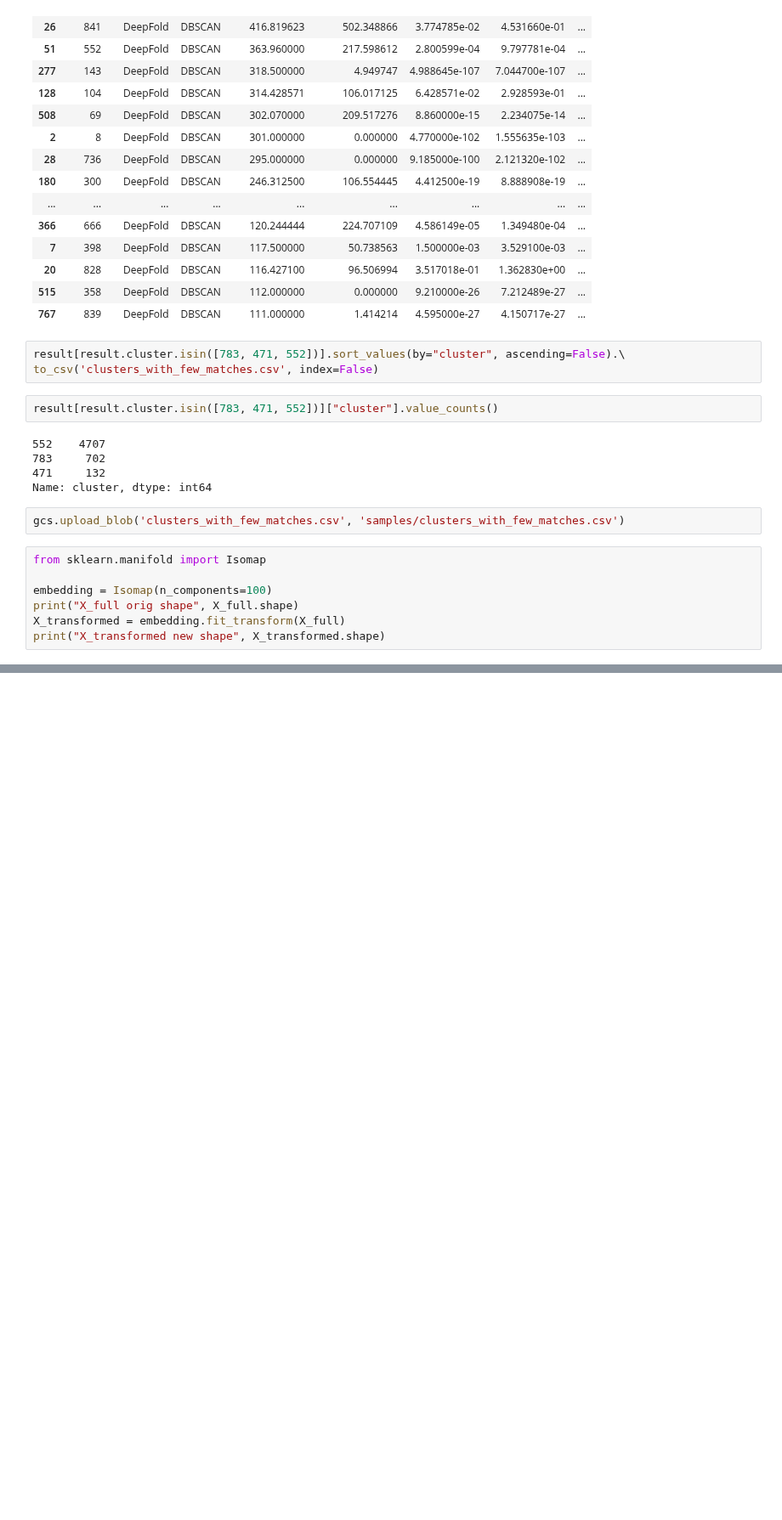
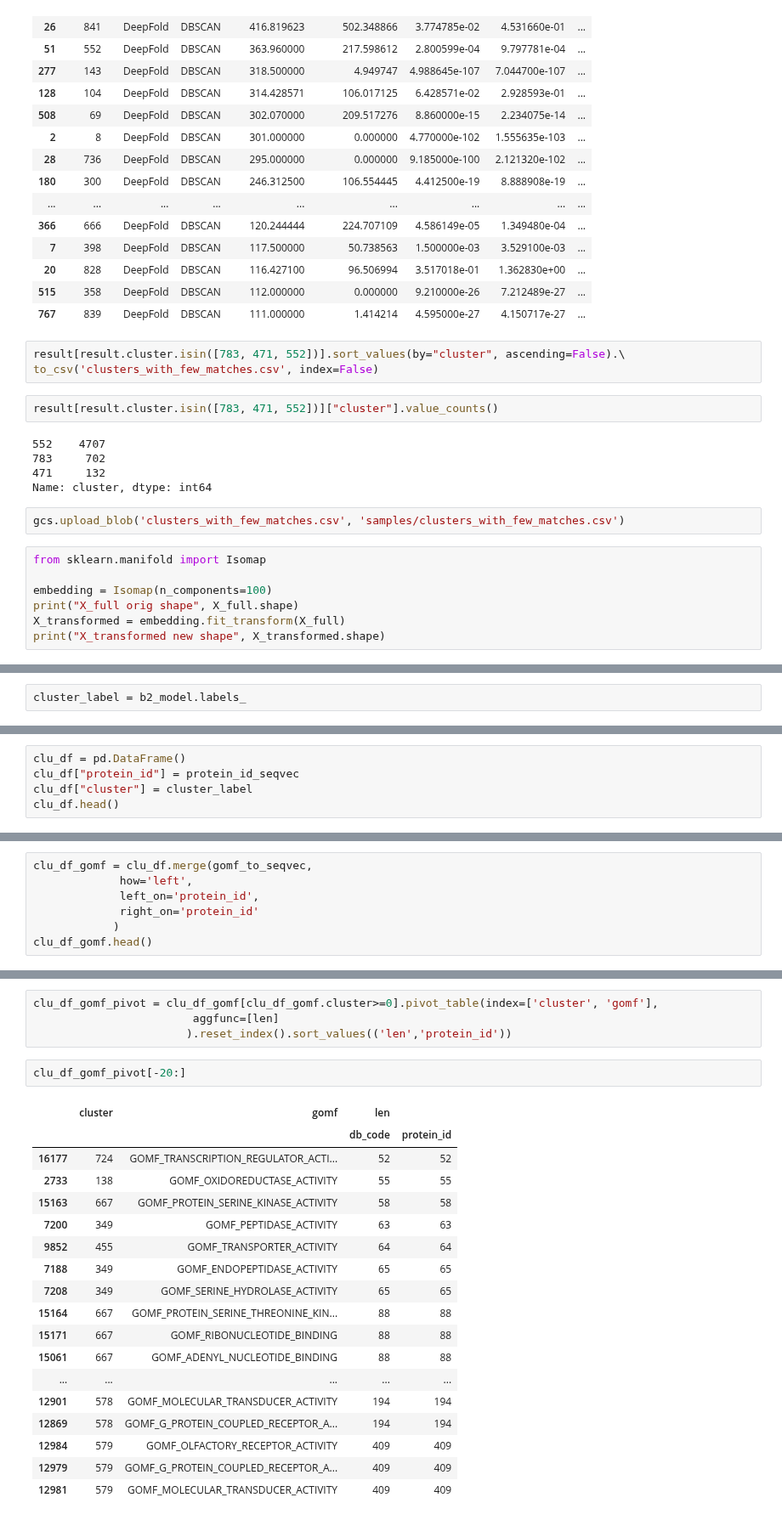
Before and after one commit to dptrsa-300/pss, a Jupyter notebook: Explore - Evaluate Cluster Outcome.ipynb, the cells around one changed output, grey strips where cells are left out. Shown at 85% size. Saved outputs shown, nothing was run; the diff lists cells and outputs as text; blank space fills up the shorter version.

```diff
--- a/Explore - Evaluate Cluster Outcome.ipynb
+++ b/Explore - Evaluate Cluster Outcome.ipynb
@@ -1558,0 +1871,2 @@ print("X_transformed new shape", X_transformed.shape)
+# %%
+cluster_label = b2_model.labels_
@@ -1558,0 +1877,5 @@ print("X_transformed new shape", X_transformed.shape)
+# %%
+clu_df = pd.DataFrame()
+clu_df["protein_id"] = protein_id_seqvec
+clu_df["cluster"] = cluster_label
+clu_df.head()
@@ -1558,0 +1889,7 @@ print("X_transformed new shape", X_transformed.shape)
+# %%
+clu_df_gomf = clu_df.merge(gomf_to_seqvec,
+             how='left',
+             left_on='protein_id',
+             right_on='protein_id'
+            )
+clu_df_gomf.head()
@@ -1558,0 +1924,25 @@ print("X_transformed new shape", X_transformed.shape)
+# %%
+clu_df_gomf_pivot = clu_df_gomf[clu_df_gomf.cluster>=0].pivot_table(index=['cluster', 'gomf'],
+                        aggfunc=[len]
+                       ).reset_index().sort_values(('len','protein_id'))
+# %%
+clu_df_gomf_pivot[-20:]
+# %% [output]
+|  | cluster | gomf | len |  |
+|  |  |  | db_code | protein_id |
+| 16177 | 724 | GOMF_TRANSCRIPTION_REGULATOR_ACTI... | 52 | 52 |
+| 2733 | 138 | GOMF_OXIDOREDUCTASE_ACTIVITY | 55 | 55 |
+| 15163 | 667 | GOMF_PROTEIN_SERINE_KINASE_ACTIVITY | 58 | 58 |
+| 7200 | 349 | GOMF_PEPTIDASE_ACTIVITY | 63 | 63 |
+| 9852 | 455 | GOMF_TRANSPORTER_ACTIVITY | 64 | 64 |
+| 7188 | 349 | GOMF_ENDOPEPTIDASE_ACTIVITY | 65 | 65 |
+| 7208 | 349 | GOMF_SERINE_HYDROLASE_ACTIVITY | 65 | 65 |
+| 15164 | 667 | GOMF_PROTEIN_SERINE_THREONINE_KIN... | 88 | 88 |
+| 15171 | 667 | GOMF_RIBONUCLEOTIDE_BINDING | 88 | 88 |
+| 15061 | 667 | GOMF_ADENYL_NUCLEOTIDE_BINDING | 88 | 88 |
+| ... | ... | ... | ... | ... |
+| 12901 | 578 | GOMF_MOLECULAR_TRANSDUCER_ACTIVITY | 194 | 194 |
+| 12869 | 578 | GOMF_G_PROTEIN_COUPLED_RECEPTOR_A... | 194 | 194 |
+| 12984 | 579 | GOMF_OLFACTORY_RECEPTOR_ACTIVITY | 409 | 409 |
+| 12979 | 579 | GOMF_G_PROTEIN_COUPLED_RECEPTOR_A... | 409 | 409 |
+| 12981 | 579 | GOMF_MOLECULAR_TRANSDUCER_ACTIVITY | 409 | 409 |
```
Also changed, not shown: parts of 119 cells of this notebook.
